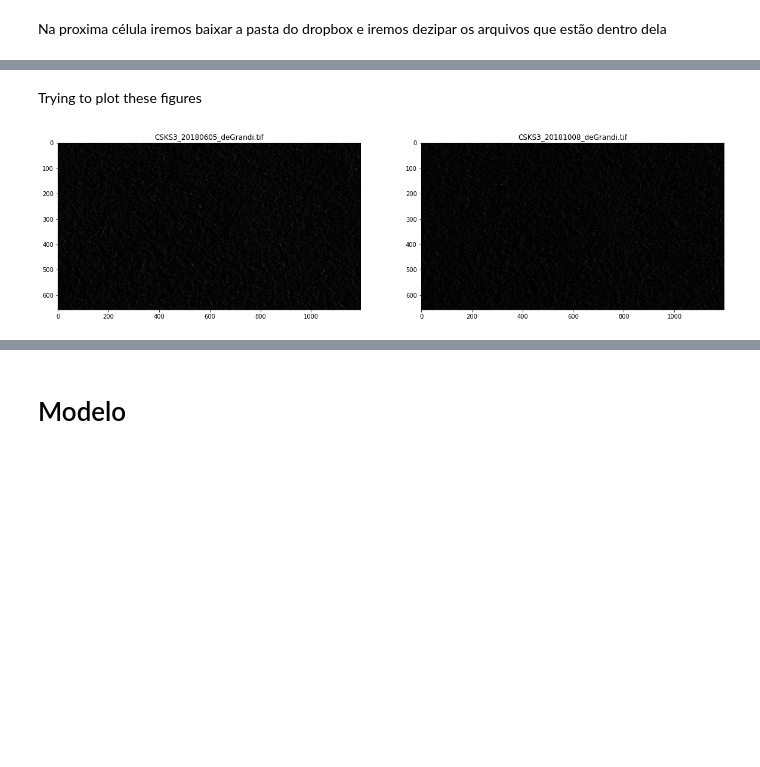
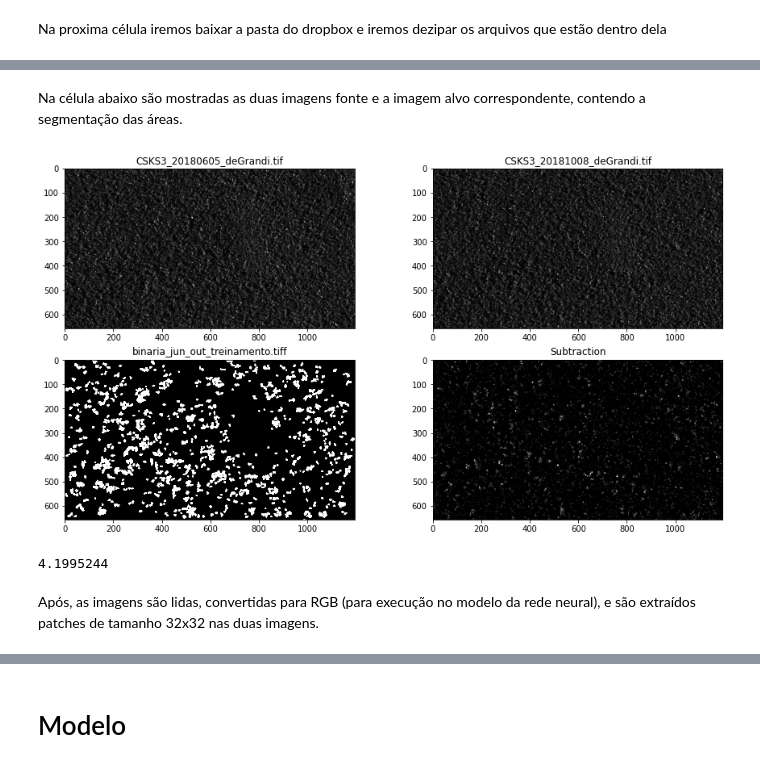
Before and after one commit to barauna-lo/CAP4213-Deep-Learning, a Jupyter notebook: AT8_CNN_Segmentação_de_Imagens.ipynb, the cells around one changed output, grey strips where cells are left out. Drawn from its saved outputs; the diff is of its cells as text; code cells hidden in the pictures; blank space fills up the shorter version.

```diff
--- a/AT8_CNN_Segmentação_de_Imagens.ipynb
+++ b/AT8_CNN_Segmentação_de_Imagens.ipynb
@@ -25,20 +29,51 @@ To: /content/Classificacao.zip
-# %% [markdown]
-Trying to plot these figures
-# %%
-import matplotlib.pyplot as plt
-
-image1 = cv2.imread("CSKS3_20180605_deGrandi.tif", -1)
-image2 = cv2.imread("CSKS3_20181008_deGrandi.tif", -1)
-
-plt.figure(figsize=(20,35))
-
-plt.subplot(121)
-plt.imshow(image1, cmap="gray")
-plt.title("CSKS3_20180605_deGrandi.tif")
-
-plt.subplot(122)
-plt.imshow(image2, cmap="gray")
-plt.title("CSKS3_20181008_deGrandi.tif")
-plt.show()
-# %% [output]
-[figure, removed]
+# %% [markdown]
+Na célula abaixo são mostradas as duas imagens fonte e a imagem alvo correspondente, contendo a segmentação das áreas.
+# %%
+import matplotlib.pyplot as plt
+import cv2
+
+CS1 = "CSKS3_20180605_deGrandi.tif"
+CS2 = "CSKS3_20181008_deGrandi.tif"
+CS3 = "binaria_jun_out_treinamento.tiff"
+
+image1 = cv2.imread(CS1, -1)
+image2 = cv2.imread(CS2, -1)
+image3 = cv2.imread(CS3, -1)
+
+#Creating the figure invariment
+plt.figure(figsize=(15,8))
+
+plt.subplot(221)
+plt.imshow(image1, cmap = 'gray',vmin=0, vmax=1)
+plt.title(str(CS1))
+
+plt.subplot(222)
+plt.imshow(image2, cmap = 'gray',vmin=0, vmax=1)
+plt.title(str(CS2))
+
+plt.subplot(2,2,3)
+plt.imshow(image3, cmap = 'gray',vmin=0, vmax=1)
+plt.title(str(CS3))
+
+sub = image2-image1
+plt.subplot(2,2,4)
+plt.imshow(sub, cmap = 'gray',vmin=0, vmax=0.5) #SUPER SATURADA
+plt.title('Subtraction')
+
+
+plt.show()
+# %% [output]
+[figure, added]
+# %%
+#just cheking the max value of the image
+
+import numpy as np
+
+MAX = []
+
+targt = image1
+for i in range(len(targt)):
+  MAX.append(max(targt[i]))
+max(MAX)
+# %% [output]
+4.1995244
@@ -44,0 +87,2 @@ plt.show()
+# %% [markdown]
+Após, as imagens são lidas, convertidas para RGB (para execução no modelo da rede neural), e são extraídos patches de tamanho 32x32 nas duas imagens.
```
Also changed, not shown: parts of 15 cells of this notebook.
